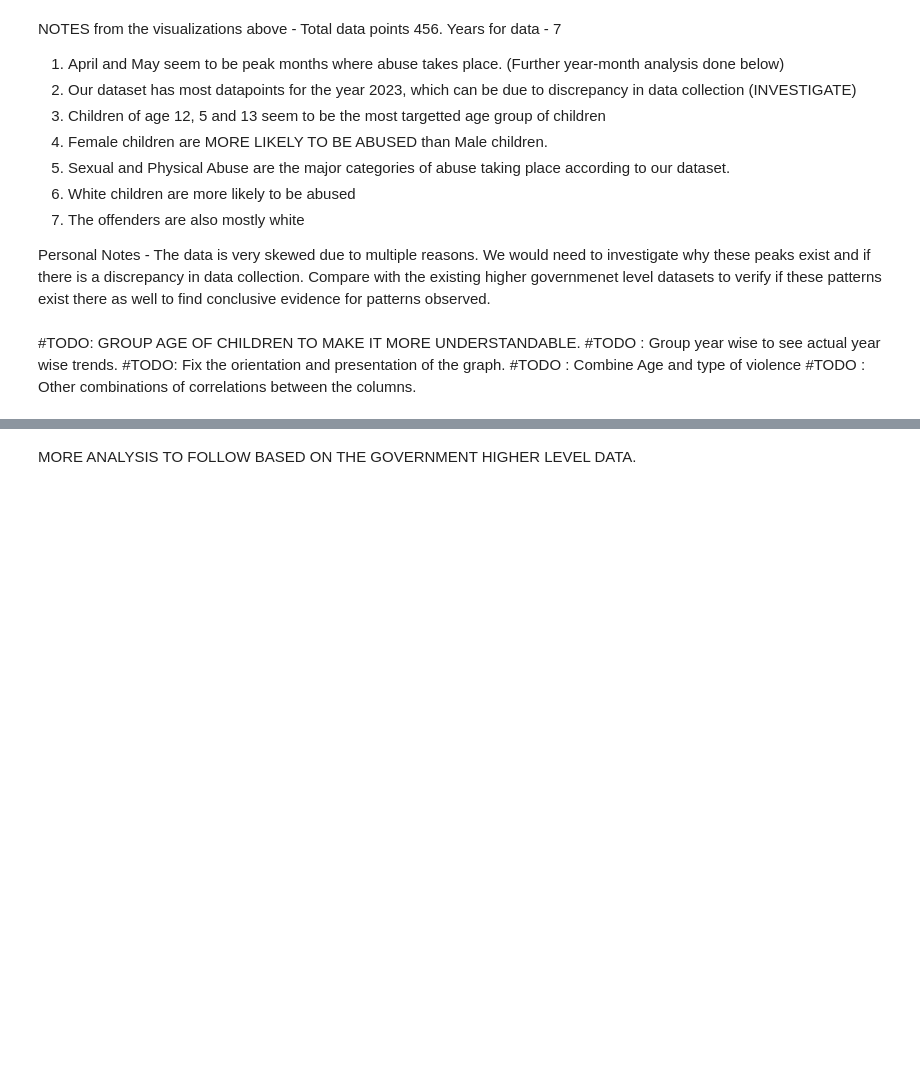
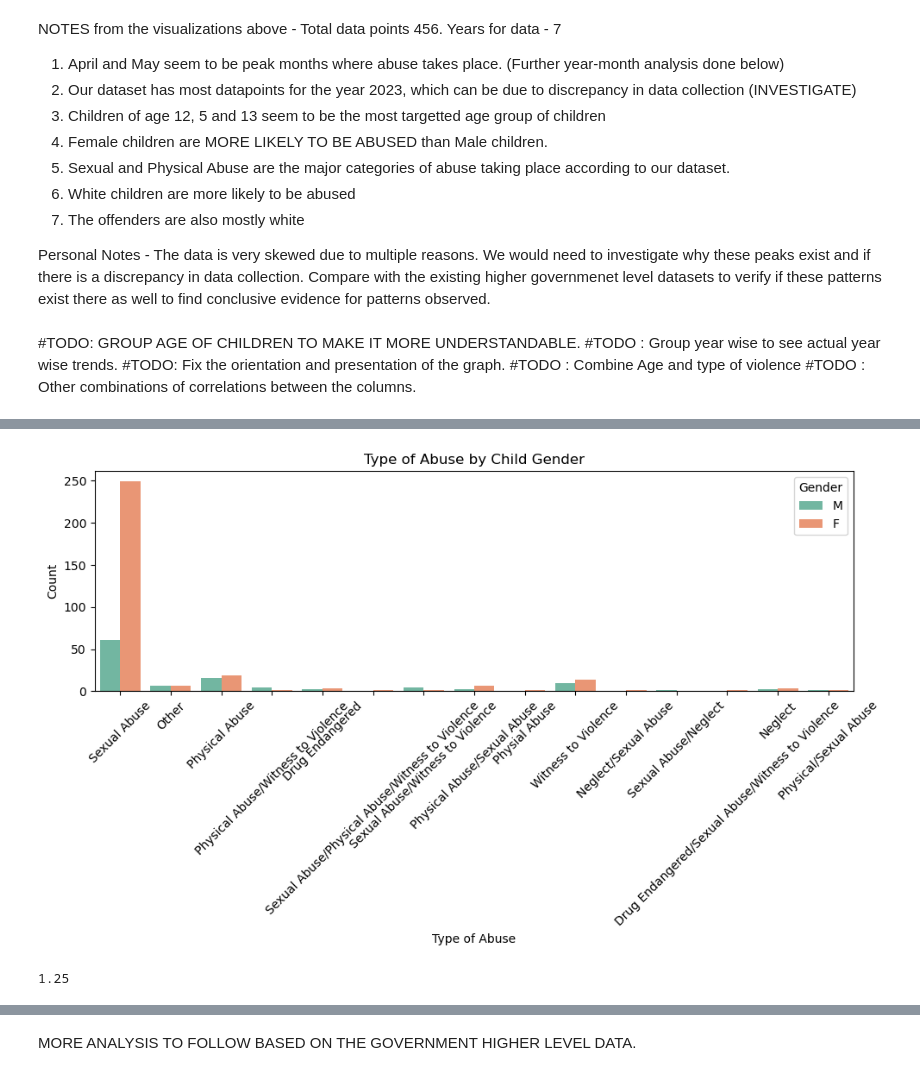
Before and after one commit to kkirpa/Caring_Place, a Jupyter notebook: Initial_EDA.ipynb, the cells around one changed output, grey strips where cells are left out. Saved outputs shown, nothing was run; the diff lists cells and outputs as text; code cells hidden in the pictures; blank space fills up the shorter version.

```diff
--- a/Initial_EDA.ipynb
+++ b/Initial_EDA.ipynb
@@ -231,0 +282,42 @@ plt.show()
+# %%
+import seaborn as sns
+import matplotlib.pyplot as plt
+
+# Plot the countplot for Type of Abuse by Child Gender
+plt.figure(figsize=(10, 6))
+
+# Create a countplot with 'Type of Abuse' on the x-axis and 'Child Gender' as hue
+sns.countplot(data=data, x='Type of Abuse ', hue='Child Gender', palette='Set2')
+
+# Customize plot
+plt.title("Type of Abuse by Child Gender")
+plt.xlabel('Type of Abuse')
+plt.ylabel('Count')
+plt.xticks(rotation=45)
+plt.legend(title="Gender", loc='upper right')
+
+# Show the plot
+plt.tight_layout()
+plt.show()
+# %% [output]
+[figure, added]
+# %%
+import pandas as pd
+
+# Function to convert age with months to years, handles possible missing data or errors
+def convert_age_to_years(age):
+    if isinstance(age, str) and "months" in age.lower():
+        # Extract the number of months from the string and convert to years
+        months = int(age.split()[0])  # Extract the number part (before the 'Months' string)
+        return months / 12  # Convert months to years
+    else:
+        # If the value is numeric or already in years, return it as is
+        return float(age)
+
+# Apply the conversion to the "Child Age" column
+data['Child Age'] = data['Child Age'].apply(convert_age_to_years)
+
+# Verifying if the conversion worked
+print(data['Child Age'][33])
+# %% [output]
+1.25
```
Also changed, not shown: parts of 15 cells of this notebook, 1 other file.
